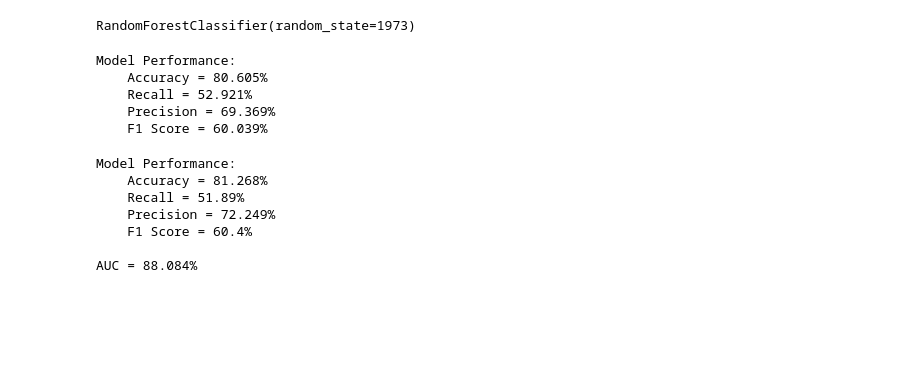
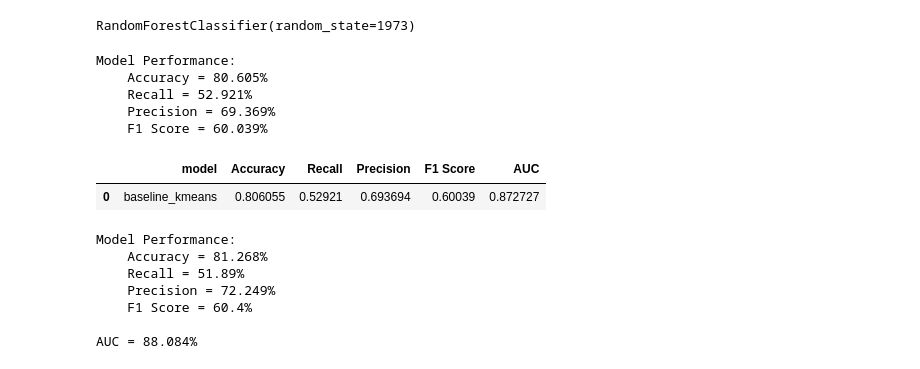
Before and after one commit to GrzegKrajewski/Masters_churn, a Jupyter notebook: code_masters_gk copy.ipynb, the cells around one changed output. Cells and saved outputs as stored; diff of their text form; code cells hidden in the pictures; blank space fills up the shorter version.

```diff
--- a/code_masters_gk copy.ipynb
+++ b/code_masters_gk copy.ipynb
@@ -1447,13 +1445,15 @@ RandomForestClassifier(random_state=1973)
 # %%
 y_pred_proba_rf2 = rf_model2.predict_proba(X_test_scaled)
 # %%
-evaluate_model(y_pred_proba_rf2,y_test,ret_df=False,plot_roc=False,name='baseline_kmeans')
+evaluate_model(y_pred_proba_rf2,y_test,ret_df=True,plot_roc=False,name='baseline_kmeans')
 # %% [output]
 Model Performance:
     Accuracy = 80.605%
     Recall = 52.921%
     Precision = 69.369%
     F1 Score = 60.039%
+|  | model | Accuracy | Recall | Precision | F1 Score | AUC |
+| 0 | baseline_kmeans | 0.806055 | 0.52921 | 0.693694 | 0.60039 | 0.872727 |
 # %%
 rf_model3 = RandomForestClassifier(random_state=1973,class_weight='balanced')
 rf_model3.fit(X_train_scaled, y_train)
```
Also changed, not shown: parts of 26 cells of this notebook.
